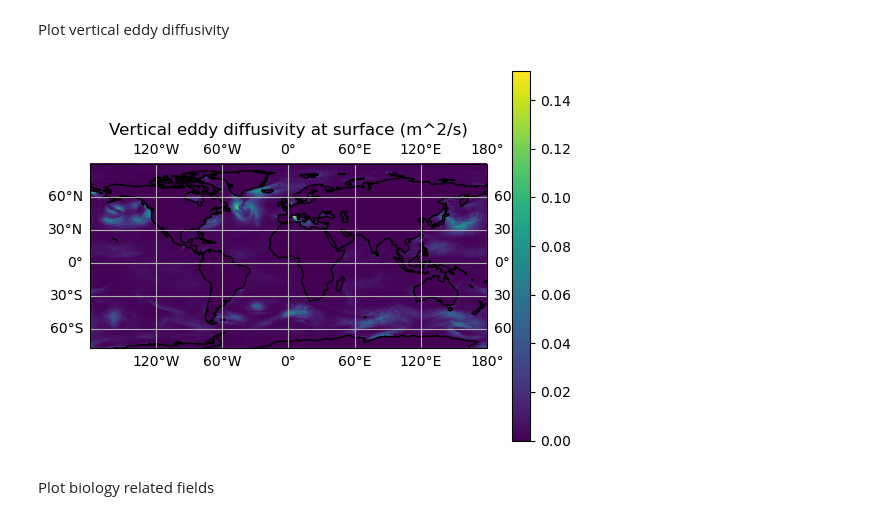
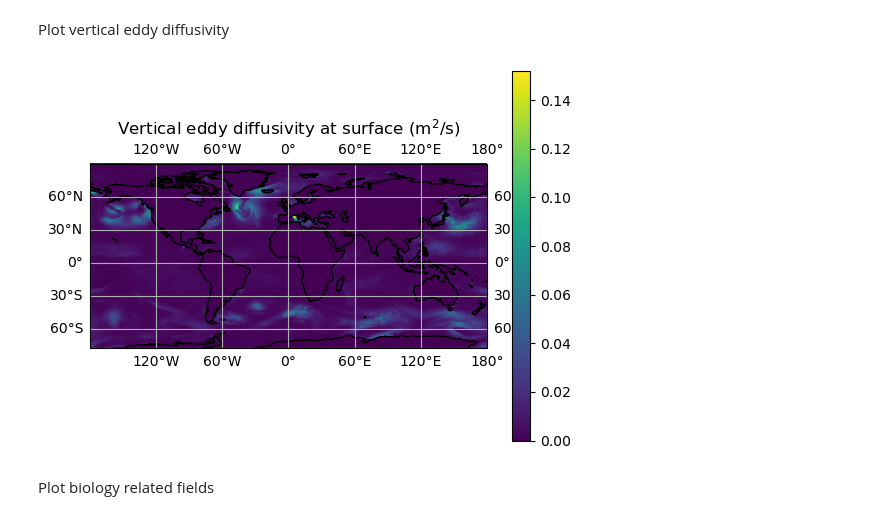
Before and after one commit to OceanParcels/plasticparcels, a Jupyter notebook: src/trajectory/PlasticParcels_DRAKKAR_demo.ipynb, the cells around one changed output. Saved outputs shown, nothing was run; the diff lists cells and outputs as text; code cells hidden in the pictures.

```diff
--- a/src/trajectory/PlasticParcels_DRAKKAR_demo.ipynb
+++ b/src/trajectory/PlasticParcels_DRAKKAR_demo.ipynb
@@ -192,9 +177,9 @@ plot_field(fieldset.Wind_V.grid.lon, fieldset.Wind_V.grid.lat, fieldset.Wind_V.d
 Plot vertical eddy diffusivity
 # %%
 ## Plot Vertical Diffusivity field
-plot_field(fieldset.mixing_kz.grid.lon, fieldset.mixing_kz.grid.lat, fieldset.mixing_kz.data[0,0], "Vertical eddy diffusivity at surface (m^2/s)")
+plot_field(fieldset.mixing_kz.grid.lon, fieldset.mixing_kz.grid.lat, fieldset.mixing_kz.data[0,0], "Vertical eddy diffusivity at surface (m$^2$/s)")
 # %% [output]
-[figure, old version]
+[figure, new version]
 # %% [markdown]
 Plot biology related fields
 # %%
```
Also changed, not shown: parts of 78 cells of this notebook, 1 other file.
